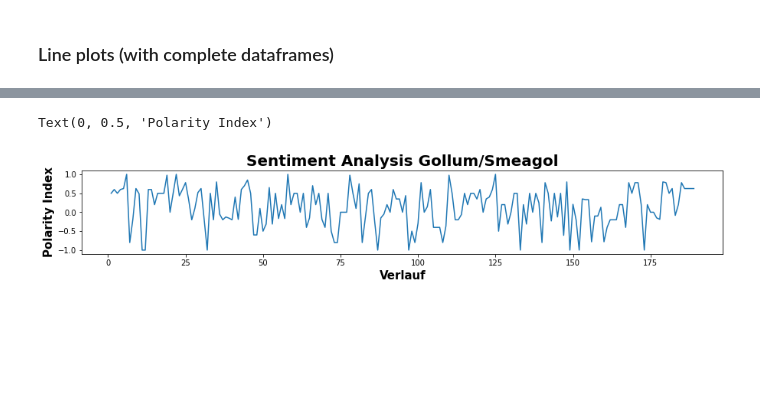
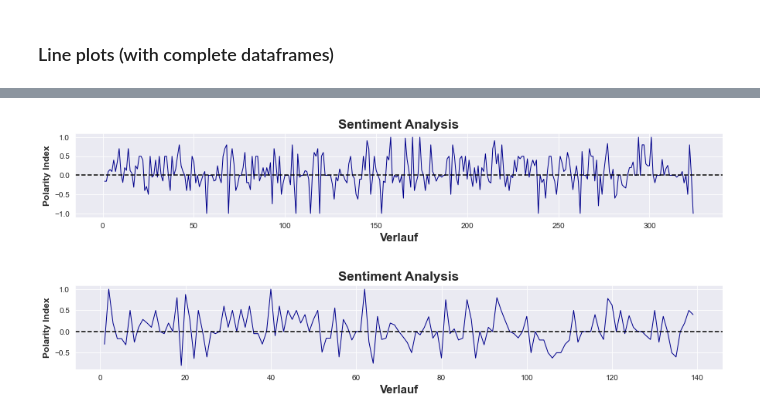
Before and after one commit to Momo-ohneEnde/nlp-lotr, a Jupyter notebook: Sentiment_Analysis.ipynb, the cells around one changed output, grey strips where cells are left out. Cells and saved outputs as stored; diff of their text form; code cells hidden in the pictures; blank space fills up the shorter version.

```diff
--- a/Sentiment_Analysis.ipynb
+++ b/Sentiment_Analysis.ipynb
@@ -80,3 +82,13 @@ def write_out_negotiations(text):
+# %%
+def make_line_plot(character):
+    plt.figure(figsize=(15,2))
+    sns.set_style("darkgrid")
+    lineplot = sns.lineplot(x="Number", y="Polarity", color="darkblue", linewidth=1,
+                 data=character)
+    lineplot.set_title(f"Sentiment Analysis", fontsize=17, fontweight="bold")
+    lineplot.set_xlabel("Verlauf", fontsize=15, fontweight="bold")
+    lineplot.set_ylabel("Polarity Index", fontsize=12, fontweight="bold")
+    lineplot.axhline(0, color="black", ls="--")
 # %%
 # get list with all characters
 characters_list = ["frodo", "gandalf", "sam", "merry", "pippin", "aragorn", "arwen", "eowyn", "legolas", "gimli", "theoden", "saruman", "gollum", "smeagol", "sauron"]
@@ -684,11 +644,10 @@ aragorn_sa_df[aragorn_sa_df["Polarity"] > 0.99]
-# %%
-# Plot sentiment analysis gollum/smeagol
-plt.figure(figsize=(15,2))
-gollum_smeagol_sa_lineplot = sns.lineplot(x="Number", y="Polarity",
-             data=gollum_smeagol_sa_df)
-gollum_smeagol_sa_lineplot.set_title("Sentiment Analysis Gollum/Smeagol", fontsize=20, fontweight="bold")
-gollum_smeagol_sa_lineplot.set_xlabel("Verlauf", fontsize=15, fontweight="bold")
-gollum_smeagol_sa_lineplot.set_ylabel("Polarity Index", fontsize=15, fontweight="bold")
-# %% [output]
-Text(0, 0.5, 'Polarity Index')
-[figure, removed]
+# %%
+# Plot sentiment analysis Gandalf
+gandalf_sa_lineplot = make_line_plot(gandalf_sa_df)
+# %% [output]
+[figure, added]
+# %%
+# Plot sentiment analysis Frodo
+make_line_plot(frodo_sa_df)
+# %% [output]
+[figure, added]
```
Also changed, not shown: parts of 10 cells of this notebook.
